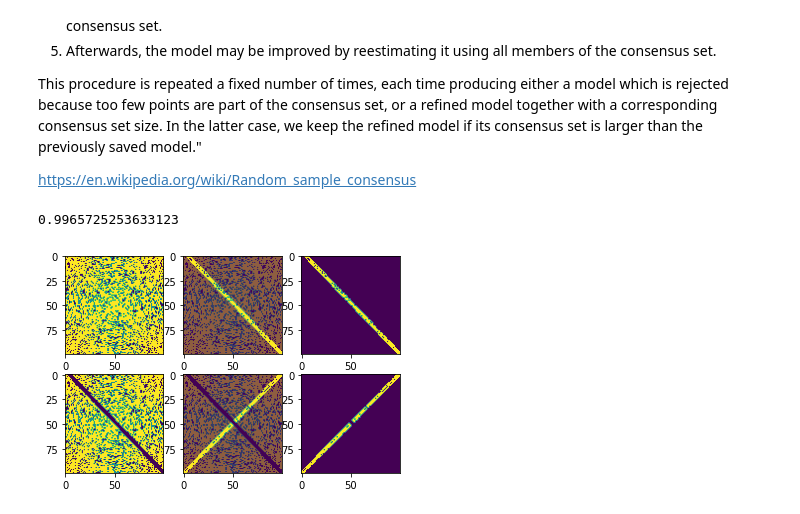
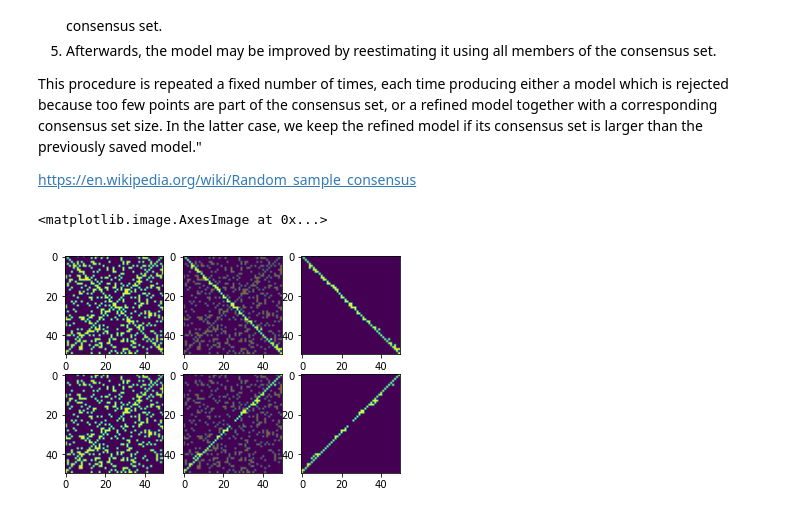
Before and after one commit to Tsmorz/computer-vision, a Jupyter notebook: Project 2/CV Project 2.ipynb, the cells around one changed output. Cells and saved outputs as stored; diff of their text form; code cells hidden in the pictures.

```diff
--- a/Project 2/CV Project 2.ipynb
+++ b/Project 2/CV Project 2.ipynb
@@ -55,9 +55,7 @@ Create a test image of a square
 # %%
 def diagImage(size,sigma,threshold):
 
-    # Create image with lines
-    r = 25
-    c = r
+    # Create image with two lines
     image = np.zeros([size,size])
     line = 255*np.eye(size)
     image = np.fliplr(image+line)
@@ -69,7 +67,7 @@ def diagImage(size,sigma,threshold):
     image = image+noise
 
     # Find edges from the gradient
-    image = gradientMag(image)
+    #image = gradientMag(image)
 
     # Submax supression
     mask = 1*( image >= threshold*np.amax(image))
@@ -149,7 +147,7 @@ def RANSAC(data,e,model,threshold):
     return inliers[:,0:2]
 # %%
 # Create noisy image with line
-size = 100
+size = 50
 sigma = 50
 threshold = 0.1
 mask = diagImage(size,sigma,threshold)
@@ -159,7 +157,7 @@ edgels = np.array(edgels).T
 # Execute RANSAC
 e = 0.75
 model = 2
-threshold = 2
+threshold = 1
 inliers = RANSAC(edgels,e,model,threshold)
 
 
@@ -172,34 +170,32 @@ plt.subplot(2,3,2)
 good = np.zeros([mask.shape[0], mask.shape[0]])
 good[inliers[:,0], inliers[:,1]] = 1
 plt.imshow(mask)
 plt.imshow(good, alpha = 0.6)
 
 plt.subplot(2,3,3)
 plt.imshow(good)
 
 
 ####################################################
 # Remove line from plot
 mask[inliers[:,0], inliers[:,1]] = 0
 edgels = np.where(mask==1)
 edgels = np.array(edgels).T
 
 # Repeat RANSAC
 inliers = RANSAC(edgels,e,model,threshold)
 
 plt.subplot(2,3,4)
 plt.imshow(mask)
 
 plt.subplot(2,3,5)
 good = np.zeros([mask.shape[0], mask.shape[0]])
 good[inliers[:,0], inliers[:,1]] = 1
 plt.imshow(mask)
 plt.imshow(good, alpha = 0.6)
 
 plt.subplot(2,3,6)
 plt.imshow(good)
-
-1-25/(np.sum(mask)-25)
 # %% [output]
-0.9965725253633123
+<matplotlib.image.AxesImage at 0x...>
-[figure, old version]
+[figure, new version]
```
